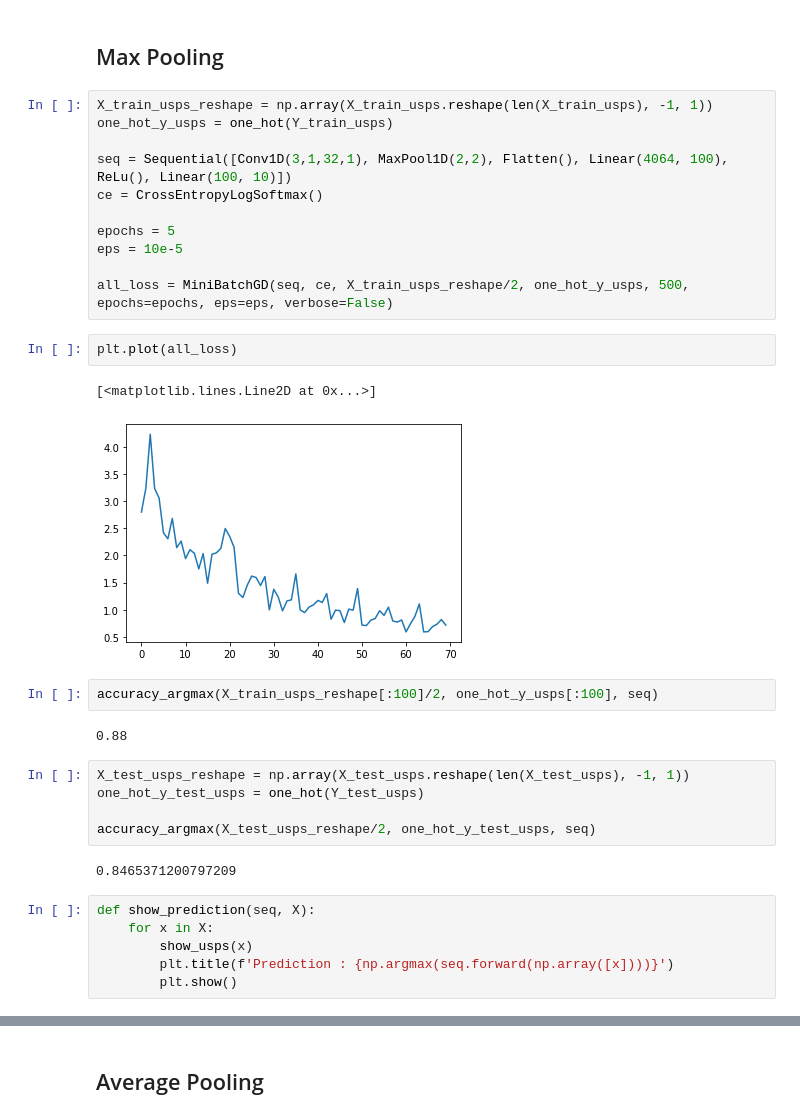
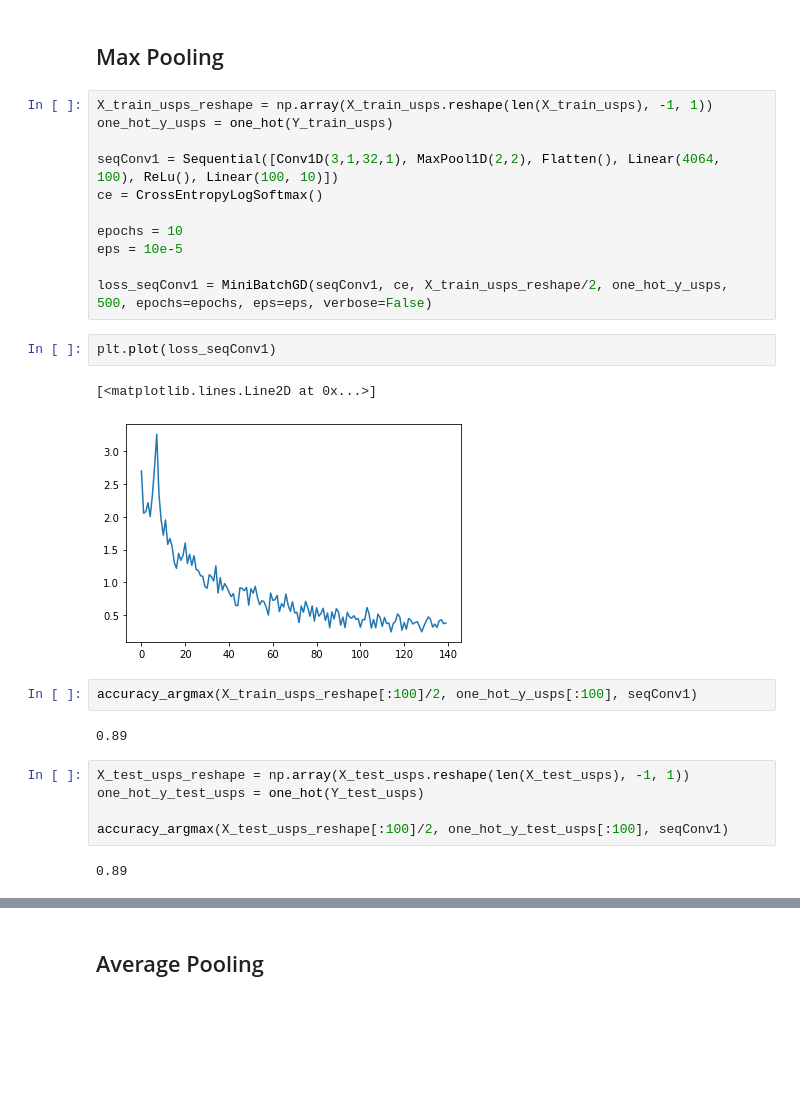
Before and after one commit to Steinz0/NN-from-scratch, a Jupyter notebook: experimentation.ipynb, the cells around one changed output, grey strips where cells are left out. Saved outputs shown, nothing was run; the diff lists cells and outputs as text; blank space fills up the shorter version.

```diff
--- a/experimentation.ipynb
+++ b/experimentation.ipynb
@@ -789,32 +1061,26 @@ plt.show()
 X_train_usps_reshape = np.array(X_train_usps.reshape(len(X_train_usps), -1, 1))
 one_hot_y_usps = one_hot(Y_train_usps)
 
-seq = Sequential([Conv1D(3,1,32,1), MaxPool1D(2,2), Flatten(), Linear(4064, 100), ReLu(), Linear(100, 10)])
+seqConv1 = Sequential([Conv1D(3,1,32,1), MaxPool1D(2,2), Flatten(), Linear(4064, 100), ReLu(), Linear(100, 10)])
 ce = CrossEntropyLogSoftmax()
 
-epochs = 5
+epochs = 10
 eps = 10e-5
 
-all_loss = MiniBatchGD(seq, ce, X_train_usps_reshape/2, one_hot_y_usps, 500, epochs=epochs, eps=eps, verbose=False)
+loss_seqConv1 = MiniBatchGD(seqConv1, ce, X_train_usps_reshape/2, one_hot_y_usps, 500, epochs=epochs, eps=eps, verbose=False)
 # %%
-plt.plot(all_loss)
+plt.plot(loss_seqConv1)
 # %% [output]
 [<matplotlib.lines.Line2D at 0x...>]
-[figure, old version]
+[figure, new version]
 # %%
-accuracy_argmax(X_train_usps_reshape[:100]/2, one_hot_y_usps[:100], seq)
+accuracy_argmax(X_train_usps_reshape[:100]/2, one_hot_y_usps[:100], seqConv1)
 # %% [output]
-0.88
+0.89
 # %%
 X_test_usps_reshape = np.array(X_test_usps.reshape(len(X_test_usps), -1, 1))
 one_hot_y_test_usps = one_hot(Y_test_usps)
 
-accuracy_argmax(X_test_usps_reshape/2, one_hot_y_test_usps, seq)
+accuracy_argmax(X_test_usps_reshape[:100]/2, one_hot_y_test_usps[:100], seqConv1)
 # %% [output]
-0.8465371200797209
+0.89
-# %%
-def show_prediction(seq, X):
-    for x in X:
-        show_usps(x)
-        plt.title(f'Prediction : {np.argmax(seq.forward(np.array([x])))}')
-        plt.show()
```
Also changed, not shown: parts of 142 cells of this notebook, 11 other files.
